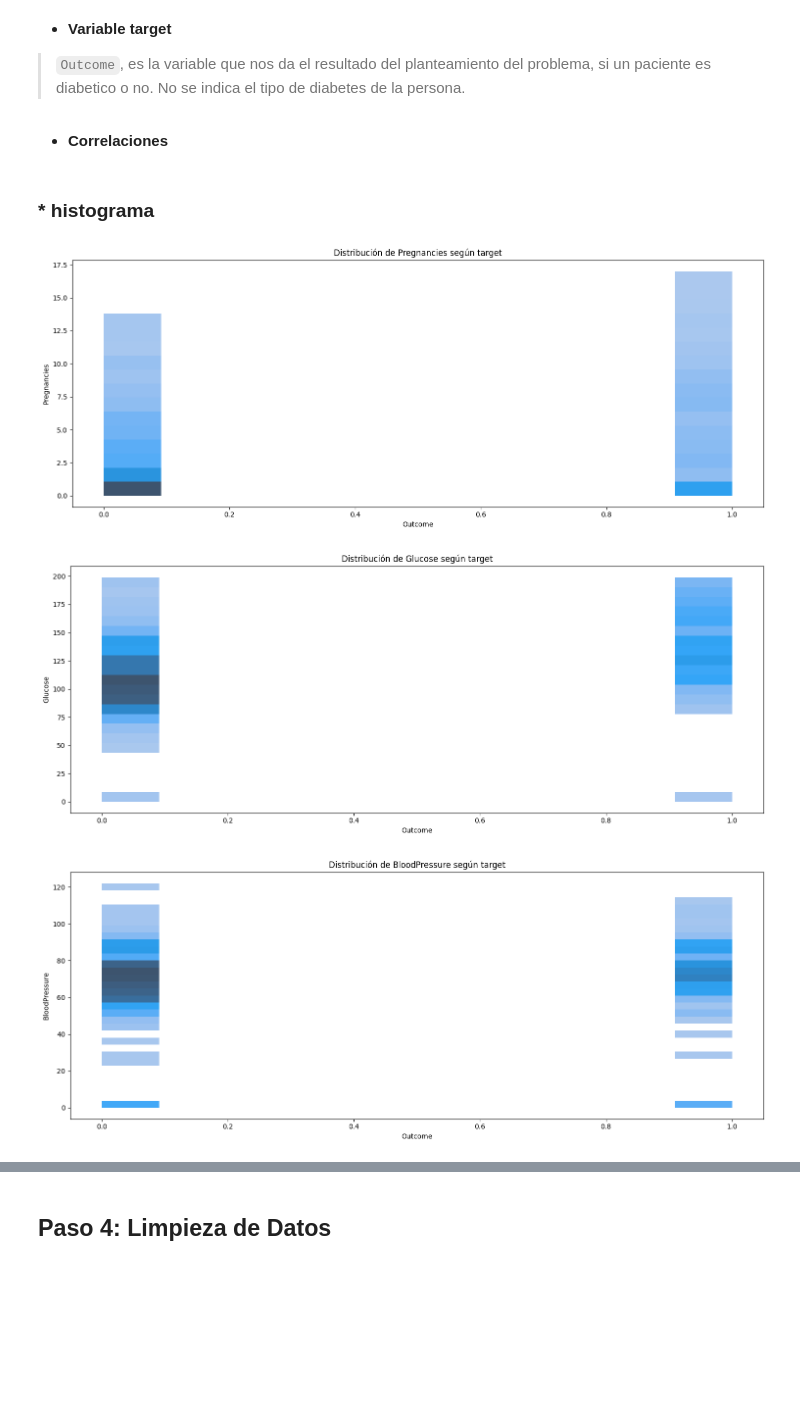
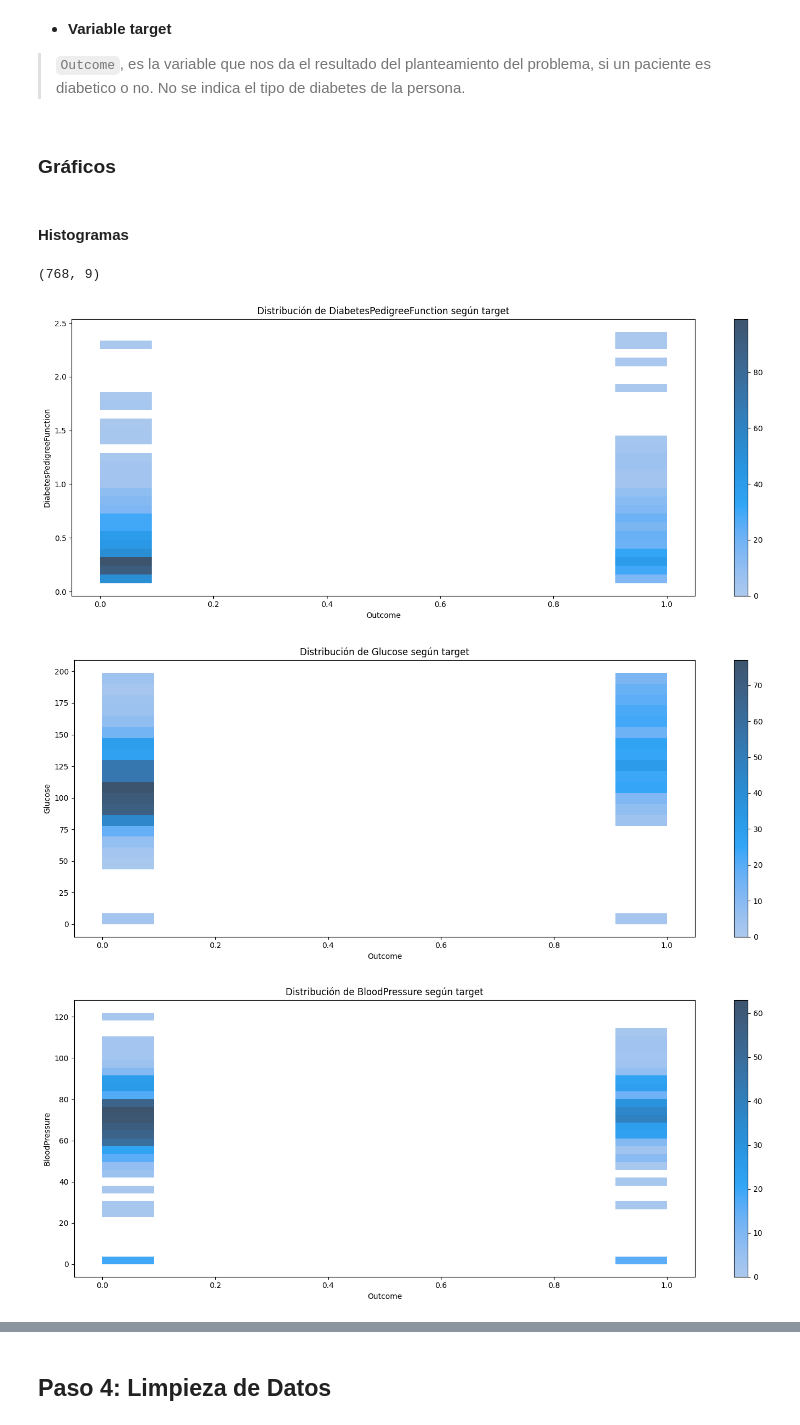
Before and after one commit to 4GeeksAcademy/cristina-chico_machine-learning, a Jupyter notebook: src/04-eda-diabetes.ipynb, the cells around one changed output, grey strips where cells are left out. Drawn from its saved outputs; the diff is of its cells as text; code cells hidden in the pictures; blank space fills up the shorter version.

```diff
--- a/src/04-eda-diabetes.ipynb
+++ b/src/04-eda-diabetes.ipynb
@@ -112,18 +116,29 @@ CATEGÓRICAS
 # %% [markdown]
 * **Variable target**
 > ``Outcome``, es la variable que nos da el resultado del planteamiento del problema, si un paciente es diabetico o no. No se indica el tipo de diabetes de la persona.
-# %% [markdown]
-* **Correlaciones**
+# %% [markdown]
+### **Gráficos**
 # %% [markdown]
-### * histograma
+#### **Histogramas**
+# %%
+df.shape
+# %% [output]
+(768, 9)
+# %%
+# Separo las variables en grupo
+medical = ['DiabetesPedigreeFunction', 'Glucose', 'BloodPressure', 'SkinThickness', 'Insulin', 'BMI']
+person = ['Pregnancies', 'DiabetesPedigreeFunction', 'Age']
 # %%
-for columna in df:
+# La barra lateral represnta el conteo de datos con parámetro 'cbar'
+# Gráficos para la información médica
+for columna in medical:
     plt.figure(figsize=(15,6))
-    sns.histplot(data=df, x="Outcome", y=columna)
+    axis = plt.gca()
+    sns.histplot(data=df, x="Outcome", y=columna, cbar=True, ax=axis)
     plt.title(f"Distribución de {columna} según target")
     plt.tight_layout()
     plt.show()
 # %% [output]
-[figure, old version]
+[figure, new version]
-[figure, old version]
+[figure, new version]
-[figure, old version]
+[figure, new version]
```
Also changed, not shown: parts of 21 cells of this notebook, 1 other file.
